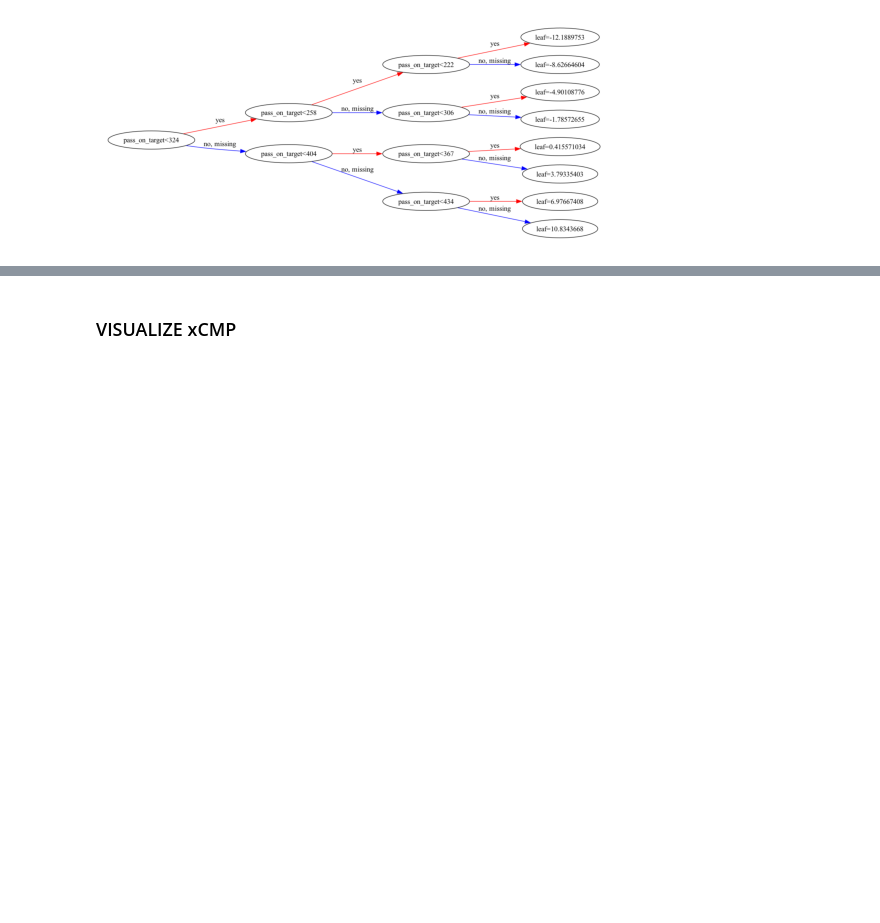
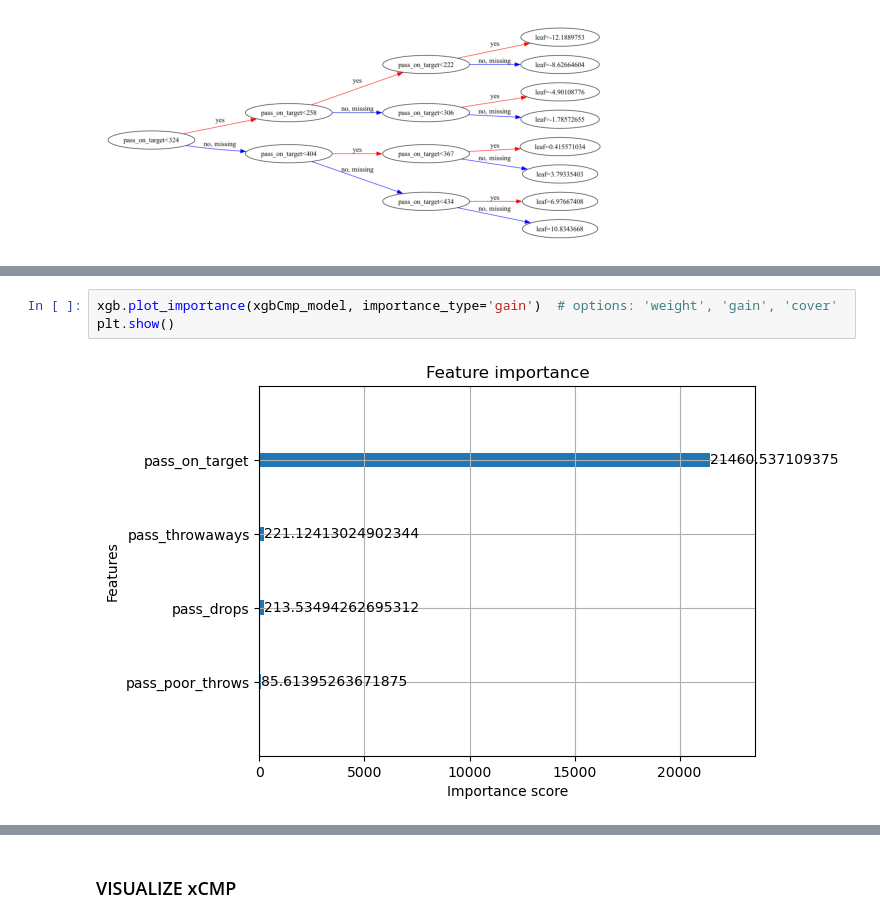
Before and after one commit to Stat-Wars/xCmp, a Jupyter notebook: xCmp.ipynb, the cells around one changed output, grey strips where cells are left out. Saved outputs shown, nothing was run; the diff lists cells and outputs as text; blank space fills up the shorter version.

```diff
--- a/xCmp.ipynb
+++ b/xCmp.ipynb
@@ -311,0 +330,5 @@ plt.show()
+# %%
+xgb.plot_importance(xgbCmp_model, importance_type='gain')  # options: 'weight', 'gain', 'cover'
+plt.show()
+# %% [output]
+[figure, added]
```
Also changed, not shown: parts of 7 cells of this notebook, 1 other file.
